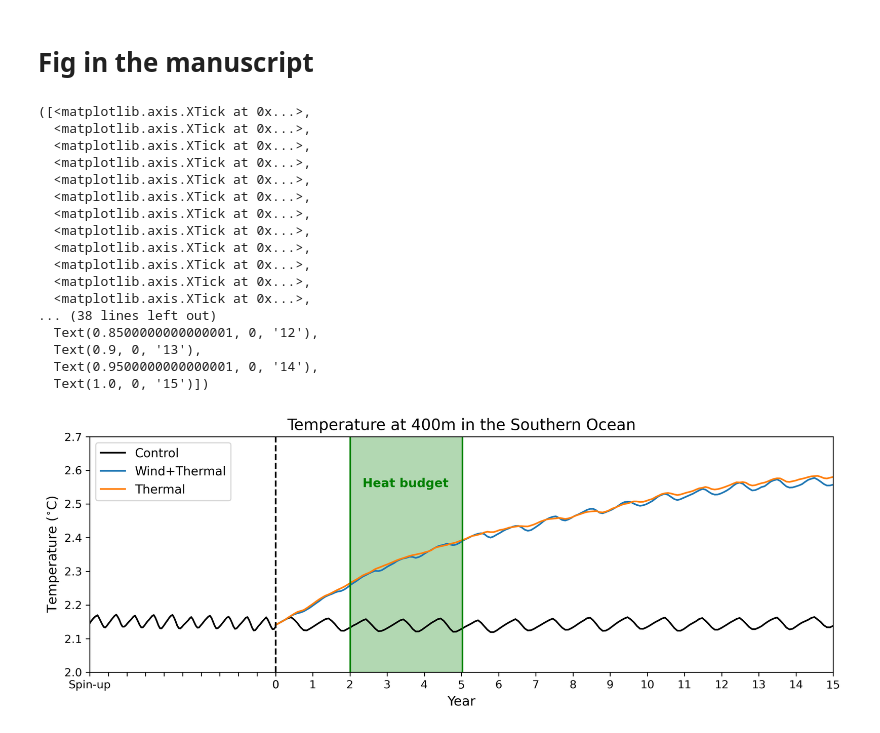
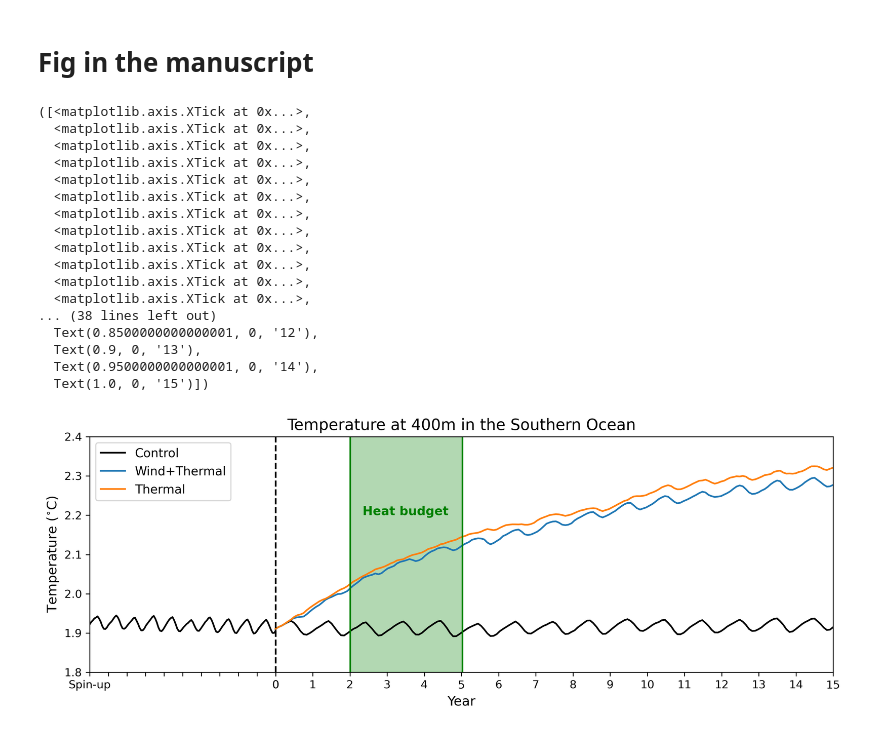
Before and after one commit to Hangyum/JGR_OCEAN_2025_CDW, a Jupyter notebook: Figures_3_4_5.ipynb, the cells around one changed output. Cells and saved outputs as stored; diff of their text form; code cells hidden in the pictures.

```diff
--- a/Figures_3_4_5.ipynb
+++ b/Figures_3_4_5.ipynb
@@ -87,0 +81,4 @@ salt_th = cc.querying.getvar(expt='01deg_jra55v13_ryf9091_ssp585_th', variable='
+# %%
+# read practical salinity
+temp_wt = expt_datastore_1.search(variable="temp",frequency = '1mon').to_dask()
+temp_wt = temp_wt.temp.sel(time = slice(start_time, end_time))
@@ -87,0 +89,3 @@ salt_th = cc.querying.getvar(expt='01deg_jra55v13_ryf9091_ssp585_th', variable='
+# %%
+temp_ctrl = catalog['01deg_jra55v13_ryf9091'].search(variable="temp",frequency = '1mon').to_dask()
+temp_ctrl = temp_ctrl.temp.sel(time = slice(start_time, end_time))
@@ -92,11 +99,14 @@ st_ocean = xr.open_dataarray('/scratch/x77/hm1221/nc_files/st_ocean.nc')
 # %%
 bound_up_mean = xr.open_dataarray('/scratch/x77/hm1221/nc_files/bound_up_mean.nc')
 bound_low_mean= xr.open_dataarray("/scratch/x77/hm1221/nc_files/bound_low_mean.nc")
+# %%
+bound_AAIW = bound_AAIW.sel(st_ocean = 400, method = 'nearest')
 # %%
 # calculate the mean state
 def temp_400m(temp):
     temp_400 = temp.sel(yt_ocean = slice(-90,-50)).sel(st_ocean = 400., method = 'nearest').load()
     temp_400_mean = temp_400.where(shelf_mask<0.8).load()
+    temp_400_mean = temp_400_mean.where(temp_400_mean<2.8+273.15).where(bound_AAIW>1032.3).load()
     temp_400_mean_5yr = temp_400.sel(time = slice(start_time1,end_time1)).mean('time').load()
     temp_400_mean =  temp_400_mean.mean(('xt_ocean','yt_ocean')).load()
 
@@ -204,13 +252,13 @@ manual_positions = [
 fig = plt.figure(figsize=(12,13),dpi = 300)
 ax1 = plt.subplot(3,1,1)
 ax1.plot(custom_x_ctrl,temp_400_mean_ctrl.values-273.15,linewidth = 1.5, color='k')
-ax1.plot(custom_x_pert,temp_400_mean_wt[3:].values-273.15,linewidth = 1.5)
+ax1.plot(custom_x_pert,temp_400_mean_wt.values-273.15,linewidth = 1.5)
 ax1.plot(custom_x_pert,temp_400_mean_th[3:].values-273.15,linewidth = 1.5)
-ax1.plot([custom_x_ctrl[120],custom_x_ctrl[120]], [2.,2.7], linestyle='--', color='k', label='Dashed Line Data')
-ax1.plot([custom_x_ctrl[144],custom_x_ctrl[144]], [2.,2.7], linestyle='-', color='green', label='Dashed Line Data')
-ax1.plot([custom_x_ctrl[180],custom_x_ctrl[180]], [2.,2.7], linestyle='-', color='green', label='Dashed Line Data')
-ax1.text(0.367,2.55,'Heat budget',fontsize = 11,color = 'g',fontweight='bold')
-plt.ylim(2.,2.7)
+ax1.plot([custom_x_ctrl[120],custom_x_ctrl[120]], [1.8,2.4], linestyle='--', color='k', label='Dashed Line Data')
+ax1.plot([custom_x_ctrl[144],custom_x_ctrl[144]], [1.8,2.4], linestyle='-', color='green', label='Dashed Line Data')
+ax1.plot([custom_x_ctrl[180],custom_x_ctrl[180]], [1.8,2.4], linestyle='-', color='green', label='Dashed Line Data')
+ax1.text(0.367,2.2,'Heat budget',fontsize = 11,color = 'g',fontweight='bold')
+plt.ylim(1.8,2.4)
 ax1.margins(x=0.0)
 plt.legend(['Control','Wind+Thermal','Thermal'],fontsize = 11, loc = 'upper left')
 plt.ylabel('Temperature ($^{\circ}$C)', fontsize = 12)
@@ -223,34 +271,34 @@ plt.title('Temperature at 400m in the Southern Ocean', fontsize = 14)
 #plt.plot([2154,2154], [2.0,2.7], linestyle='--', color='k')
 plt.xlabel('Year', fontsize = 12)
 plt.xticks(custom_ticks, custom_tick_labels)
 #ax2.tick_params(axis='y', labelcolor='brown')
 #ax1.text(
 #        0.0, 1.08, '(a)', transform=ax1.transAxes, fontweight='bold',
 #        fontsize=13,  # Font size
 #        verticalalignment='top',  # Align text vertically to the top
 #        horizontalalignment='left',  # Align text horizontally to the left
 #)
 #plt.ylabel('temperature tendency anomaly ($^{\circ}$C/month)', fontsize = 10,color='brown')
 #plt.ylim(-0.01,0.02)
 # %% [output]
 ([<matplotlib.axis.XTick at 0x...>,
   <matplotlib.axis.XTick at 0x...>,
   <matplotlib.axis.XTick at 0x...>,
   <matplotlib.axis.XTick at 0x...>,
   <matplotlib.axis.XTick at 0x...>,
   <matplotlib.axis.XTick at 0x...>,
   <matplotlib.axis.XTick at 0x...>,
   <matplotlib.axis.XTick at 0x...>,
   <matplotlib.axis.XTick at 0x...>,
   <matplotlib.axis.XTick at 0x...>,
   <matplotlib.axis.XTick at 0x...>,
   <matplotlib.axis.XTick at 0x...>,
 ... (38 lines left out)
   Text(0.8500000000000001, 0, '12'),
   Text(0.9, 0, '13'),
   Text(0.9500000000000001, 0, '14'),
   Text(1.0, 0, '15')])
-[figure, old version]
+[figure, new version]
 # %%
 # For Figure 4
 manual_positions = [
```
Also changed, not shown: parts of 19 cells of this notebook.
